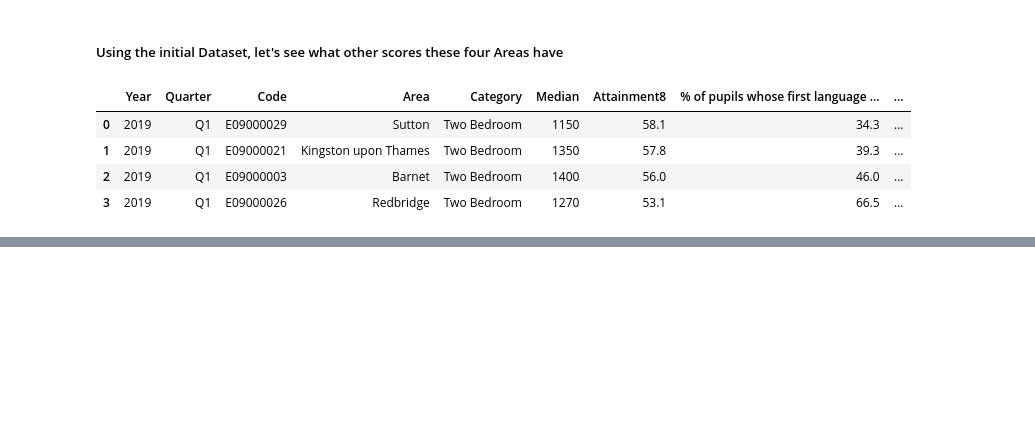
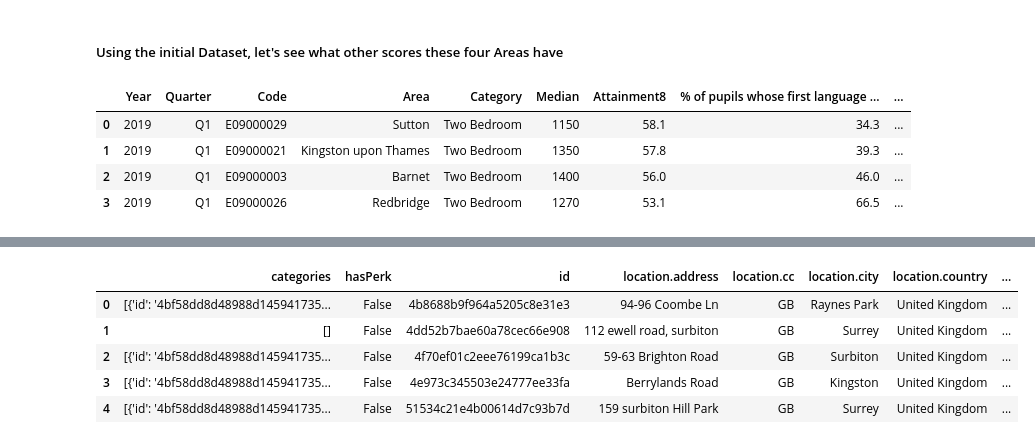
Before and after one commit to yanagh/CourseraCapstone, a Jupyter notebook: Capstone Project Notebook.ipynb, the cells around one changed output, grey strips where cells are left out. Cells and saved outputs as stored; diff of their text form; code cells hidden in the pictures; blank space fills up the shorter version.

```diff
--- a/Capstone Project Notebook.ipynb
+++ b/Capstone Project Notebook.ipynb
@@ -238,0 +392,14 @@ scores.head()
+# %%
+# assign relevant part of JSON to venues
+venues = Kresults['response']['venues']
+
+# tranform venues into a dataframe
+kdf = json_normalize(venues)
+kdf.head()
+# %% [output]
+|  | categories | hasPerk | id | location.address | location.cc | location.city | location.country | ... |
+| 0 | [{'id': '4bf58dd8d48988d145941735... | False | 4b8688b9f964a5205c8e31e3 | 94-96 Coombe Ln | GB | Raynes Park | United Kingdom | ... |
+| 1 | [] | False | 4dd52b7bae60a78cec66e908 | 112 ewell road, surbiton | GB | Surrey | United Kingdom | ... |
+| 2 | [{'id': '4bf58dd8d48988d145941735... | False | 4f70ef01c2eee76199ca1b3c | 59-63 Brighton Road | GB | Surbiton | United Kingdom | ... |
+| 3 | [{'id': '4bf58dd8d48988d145941735... | False | 4e973c345503e24777ee33fa | Berrylands Road | GB | Kingston | United Kingdom | ... |
+| 4 | [{'id': '4bf58dd8d48988d145941735... | False | 51534c21e4b00614d7c93b7d | 159 surbiton Hill Park | GB | Surrey | United Kingdom | ... |
```
Also changed, not shown: parts of 29 cells of this notebook.
